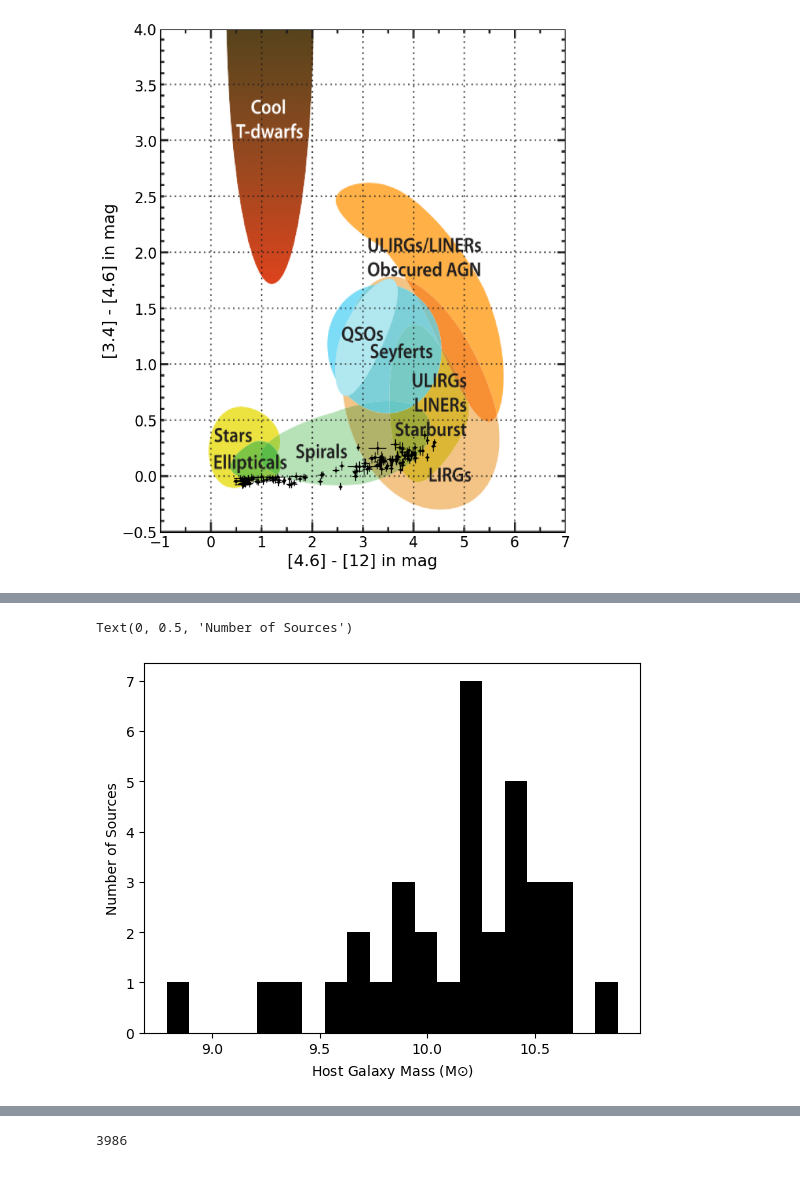
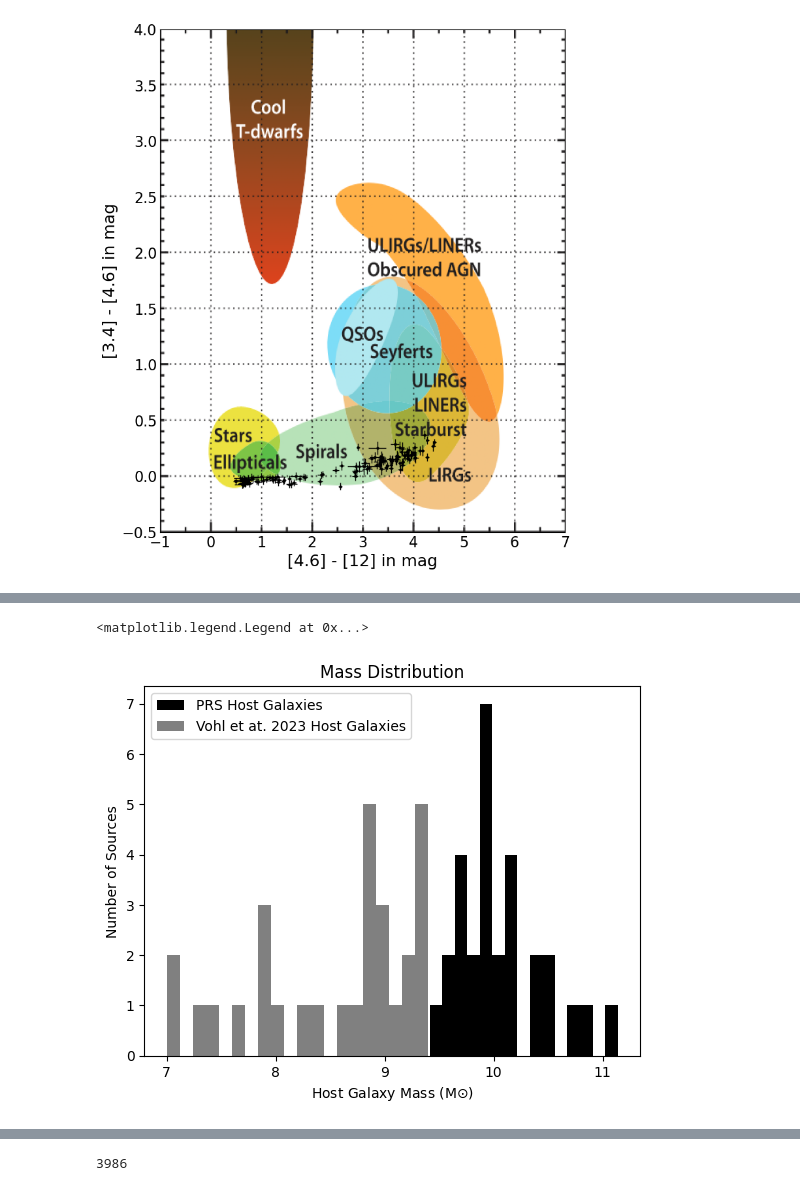
Before and after one commit to spelesky/Research, a Jupyter notebook: Summer Research.ipynb, the cells around one changed output, grey strips where cells are left out. Saved outputs shown, nothing was run; the diff lists cells and outputs as text; code cells hidden in the pictures.

```diff
--- a/Summer Research.ipynb
+++ b/Summer Research.ipynb
@@ -760,7 +882,11 @@ print(len(SFRcorr))
 # %%
-plt.hist(mass[:34], bins=20, color='black')
+#plotting mass distribution of Vohl sources and final sources
+plt.hist(mass[:37], bins=20, color='black',label='PRS Host Galaxies')
+plt.hist(Vmass, bins=20, color='grey',label='Vohl et at. 2023 Host Galaxies')
 plt.xlabel('Host Galaxy Mass (M' r'$\odot$' ')')
 plt.ylabel('Number of Sources')
+plt.title('Mass Distribution')
+plt.legend()
 # %% [output]
-Text(0, 0.5, 'Number of Sources')
+<matplotlib.legend.Legend at 0x...>
-[figure, old version]
+[figure, new version]
```
Also changed, not shown: parts of 72 cells of this notebook, 3 other files.
